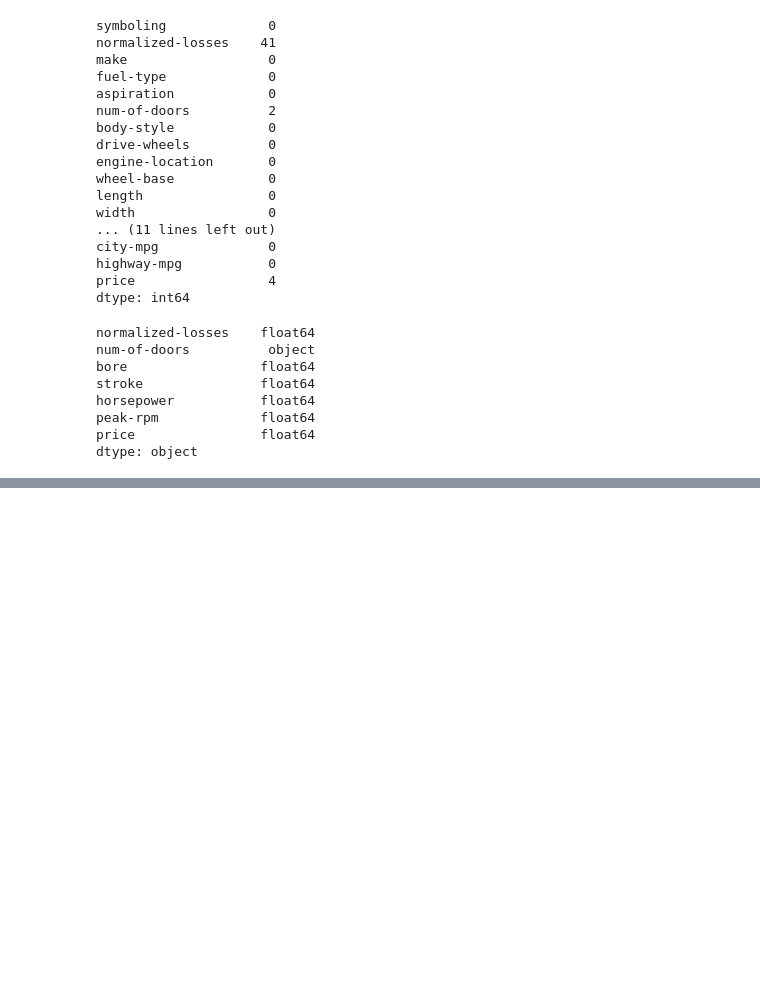
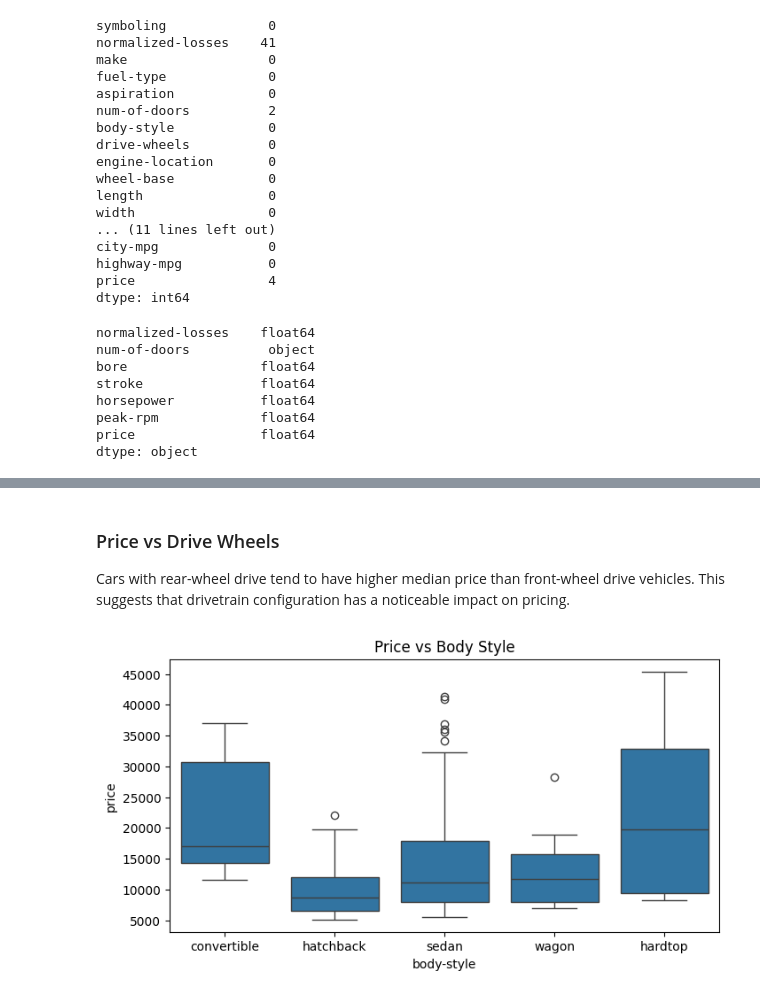
Before and after one commit to MKlim22/used-car-pricing, a Jupyter notebook: used_cars_analysis.ipynb, the cells around one changed output, grey strips where cells are left out. Drawn from its saved outputs; the diff is of its cells as text; code cells hidden in the pictures; blank space fills up the shorter version.

```diff
--- a/used_cars_analysis.ipynb
+++ b/used_cars_analysis.ipynb
@@ -161,0 +173,12 @@ Name: price, dtype: float64
+# %% [markdown]
+### Price vs Drive Wheels
+
+Cars with rear-wheel drive tend to have higher median price than front-wheel drive vehicles. This suggests that drivetrain configuration has a noticeable impact on pricing.
+# %%
+# Prise vs body-style
+plt.figure(figsize=(8,4))
+sns.boxplot(x='body-style', y='price', data=df)
+plt.title('Price vs Body Style')
+plt.show()
+# %% [output]
+[figure, added]
```
Also changed, not shown: parts of 8 cells of this notebook.
